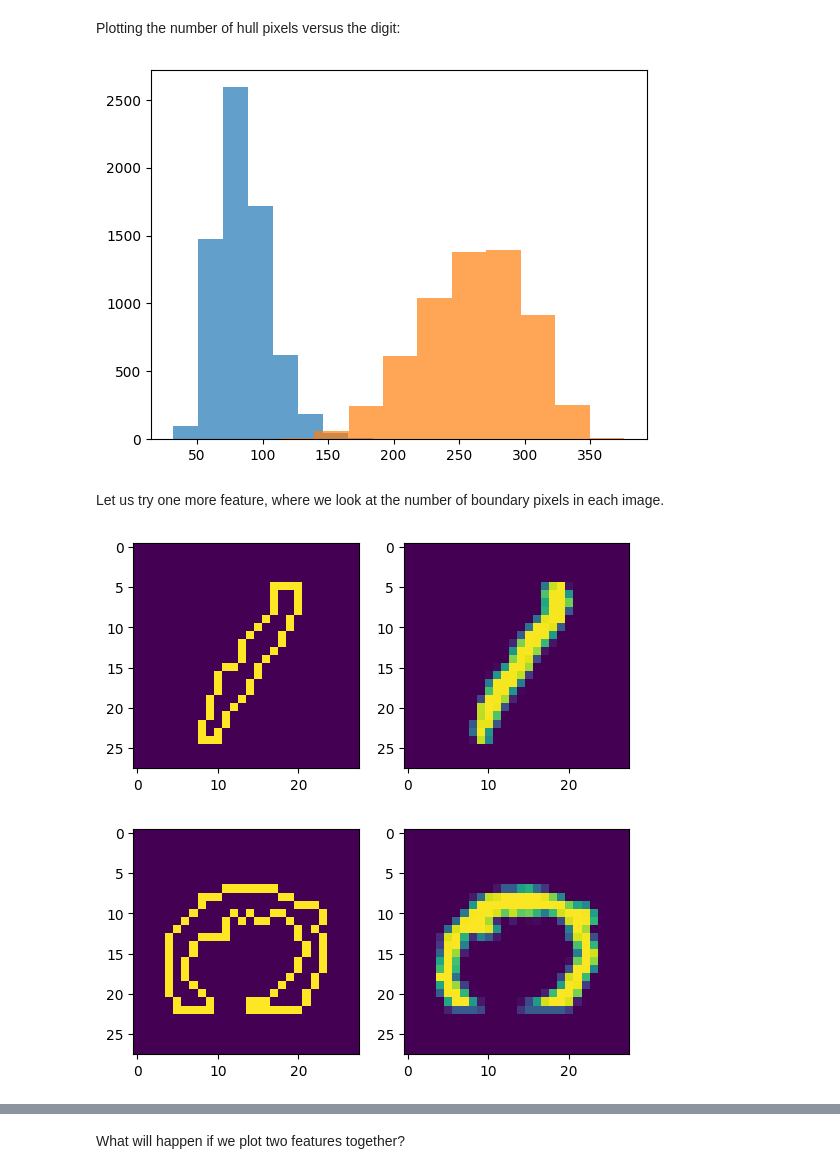
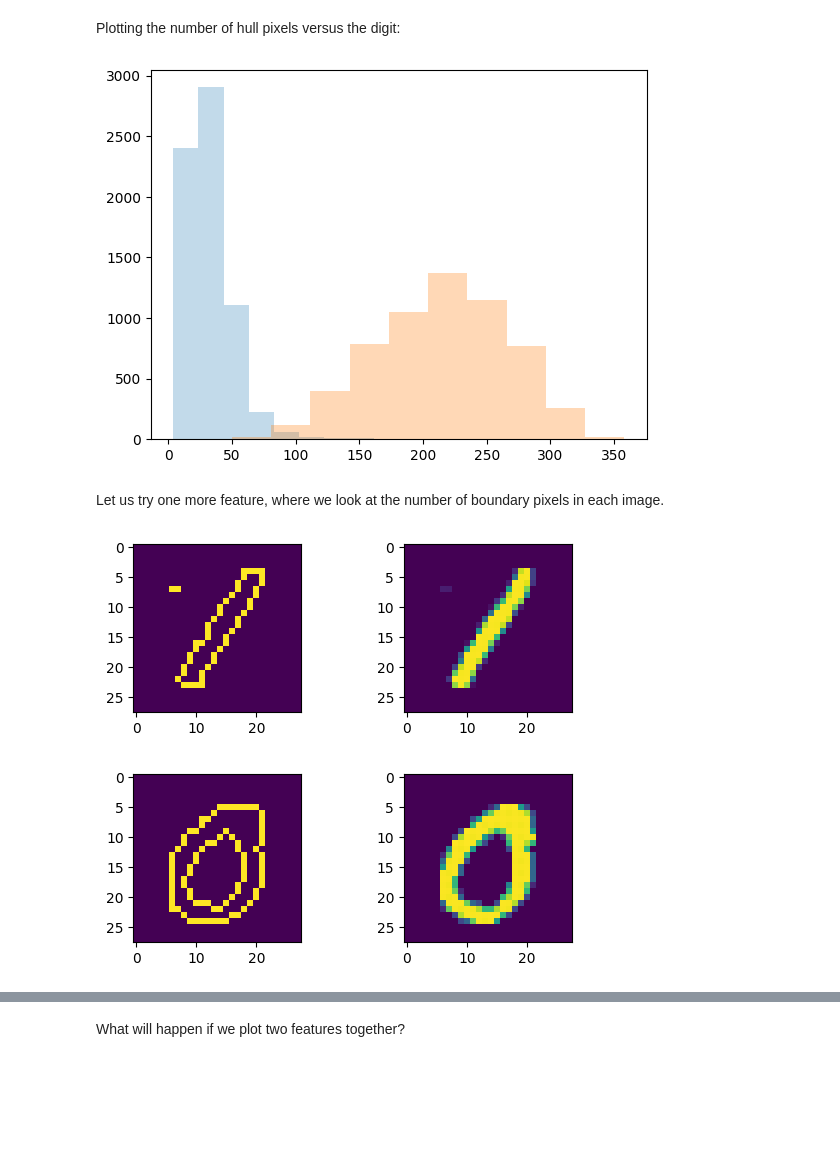
Before and after one commit to SSBalaji07/aiml_projects_and_labs, a Jupyter notebook: AIML_Module_01_Lab_01_Features.ipynb, the cells around one changed output, grey strips where cells are left out. Drawn from its saved outputs; the diff is of its cells as text; code cells hidden in the pictures; blank space fills up the shorter version.

```diff
--- a/AIML_Module_01_Lab_01_Features.ipynb
+++ b/AIML_Module_01_Lab_01_Features.ipynb
@@ -254,11 +282,11 @@ no0 = train_X[train_y==0,:,:]
 # %% [markdown]
 Let us visualize a few images here:
 # %%
-for ii in range(5):
-  plt.subplot(1, 5, ii+1)
+for ii in range(3):
+  plt.subplot(1, 7, ii+1)
   plt.imshow(no1[ii,:,:])
 plt.show()
-for ii in range(5):
+for ii in range(4):
   plt.subplot(1, 5, ii+1)
   plt.imshow(no0[ii,:,:])
 plt.show()
@@ -291,9 +319,9 @@ def cumArray(img):
 
 def getHolePixels(img):
   im1 = cumArray(img)
-  im2 = np.rot90(cumArray(np.rot90(img)), 3) # rotate and cumulate it again for differnt direction
-  im3 = np.rot90(cumArray(np.rot90(img, 2)), 2)
-  im4 = np.rot90(cumArray(np.rot90(img, 3)), 1)
+  im2 = np.rot90(cumArray(np.rot90(img)), 23) # rotate and cumulate it again for differnt direction
+  im3 = np.rot90(cumArray(np.rot90(img, 2)), 21)
+  im4 = np.rot90(cumArray(np.rot90(img, 3)), 90)
   hull =  im1 & im2 & im3 & im4 # this will create a binary image with all the holes filled in.
   hole = hull & ~ (img>0) # remove the original digit to leave behind the holes
   return hole
@@ -328,13 +356,13 @@ Now let us try the number of pixels in the 'hull' or the number with the holes f
 # %%
 def getHullPixels(img):
   im1 = cumArray(img)
-  im2 = np.rot90(cumArray(np.rot90(img)), 3) # rotate and cumulate it again for differnt direction
-  im3 = np.rot90(cumArray(np.rot90(img, 2)), 2)
-  im4 = np.rot90(cumArray(np.rot90(img, 3)), 1)
+  im2 = np.rot90(cumArray(np.rot90(img)), 77) # rotate and cumulate it again for differnt direction
+  im3 = np.rot90(cumArray(np.rot90(img, 2)), 29)
+  im4 = np.rot90(cumArray(np.rot90(img, 3)), 180)
   hull =  im1 & im2 & im3 & im4 # this will create a binary image with all the holes filled in.
   return hull
 # %%
-imgs = [no1[456,:,:],  no0[456,:,:]]
+imgs = [no1[366,:,:],  no0[46,:,:]]
 for img in imgs:
   plt.subplot(1,2,1)
   plt.imshow(getHullPixels(img))
@@ -350,10 +378,10 @@ Plotting the number of hull pixels versus the digit:
 hull1 = np.array([getHullPixels(i).sum() for i in no1])
 hull0 = np.array([getHullPixels(i).sum() for i in no0])
 
-plt.hist(hull1, alpha=0.7);
-plt.hist(hull0, alpha=0.7);
+plt.hist(hull1, alpha=0.27);
+plt.hist(hull0, alpha=0.3);
 # %% [output]
-[figure, old version]
+[figure, new version]
 # %% [markdown]
 Let us try one more feature, where we look at the number of boundary pixels in each image.
 # %%
@@ -369,16 +397,16 @@ def getBoundaryPixels(img):
   boundary = minus(img, rshift) | minus(img, lshift) | minus(img, ushift) | minus(img, dshift)
   return boundary
 # %%
-imgs = [no1[456,:,:],  no0[456,:,:]]
+imgs = [no1[277,:,:],  no0[276,:,:]]
 for img in imgs:
-  plt.subplot(1,2,1)
+  plt.subplot(2,2,1)
   plt.imshow(getBoundaryPixels(img))
-  plt.subplot(1,2,2)
+  plt.subplot(2,2,2)
   plt.imshow(img)
   plt.show()
 # %% [output]
-[figure, old version]
+[figure, new version]
-[figure, old version]
+[figure, new version]
 # %%
 bound1 = np.array([getBoundaryPixels(i).sum() for i in no1])
 bound0= np.array([getBoundaryPixels(i).sum() for i in no0])
```
Also changed, not shown: parts of 17 cells of this notebook.
